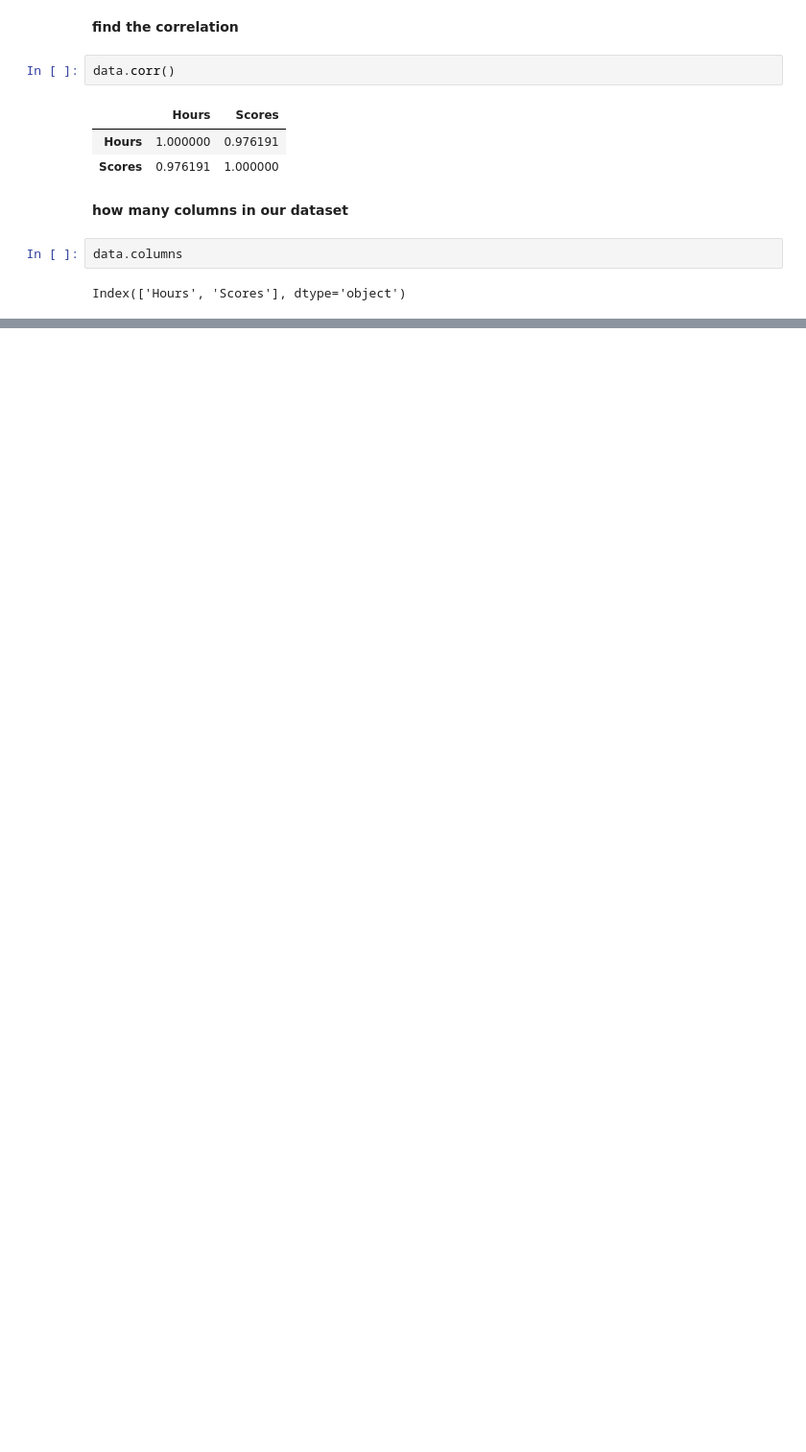
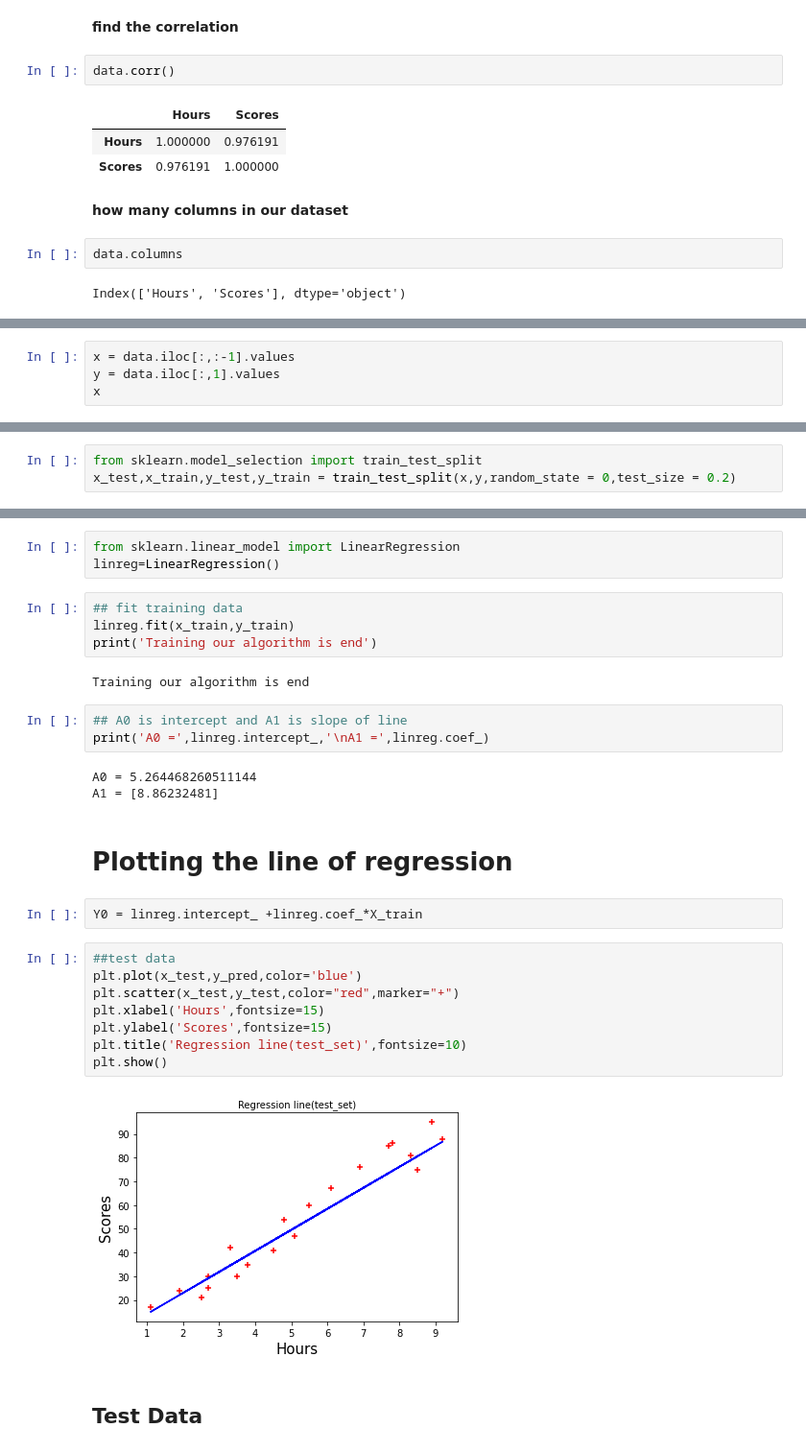
Before and after one commit to Gaikwadpawan3006/Analysis-on-Student-Performance, a Jupyter notebook: Prediction_using_Supervised_ML_.ipynb, the cells around one changed output, grey strips where cells are left out. Shown: that part at 96% size. Cells and saved outputs as stored; diff of their text form; blank space fills up the shorter version.

```diff
--- a/Prediction_using_Supervised_ML_.ipynb
+++ b/Prediction_using_Supervised_ML_.ipynb
@@ -152,0 +216,4 @@ Index(['Hours', 'Scores'], dtype='object')
+# %%
+x = data.iloc[:,:-1].values
+y = data.iloc[:,1].values
+x
@@ -152,0 +245,3 @@ Index(['Hours', 'Scores'], dtype='object')
+# %%
+from sklearn.model_selection import train_test_split
+x_test,x_train,y_test,y_train = train_test_split(x,y,random_state = 0,test_size = 0.2)
@@ -152,0 +261,31 @@ Index(['Hours', 'Scores'], dtype='object')
+# %%
+from sklearn.linear_model import LinearRegression
+linreg=LinearRegression()
+# %%
+## fit training data
+linreg.fit(x_train,y_train)
+print('Training our algorithm is end')
+# %% [output]
+Training our algorithm is end
+# %%
+## A0 is intercept and A1 is slope of line
+print('A0 =',linreg.intercept_,'\nA1 =',linreg.coef_)
+# %% [output]
+A0 = 5.264468260511144
+A1 = [8.86232481]
+# %% [markdown]
+# **Plotting the line of regression**
+# %%
+Y0 = linreg.intercept_ +linreg.coef_*X_train
+# %%
+##test data
+plt.plot(x_test,y_pred,color='blue')
+plt.scatter(x_test,y_test,color="red",marker="+")
+plt.xlabel('Hours',fontsize=15)
+plt.ylabel('Scores',fontsize=15)
+plt.title('Regression line(test_set)',fontsize=10)
+plt.show()
+# %% [output]
+[figure, added]
+# %% [markdown]
+## **Test Data**
```
Also changed, not shown: parts of 19 cells of this notebook.
